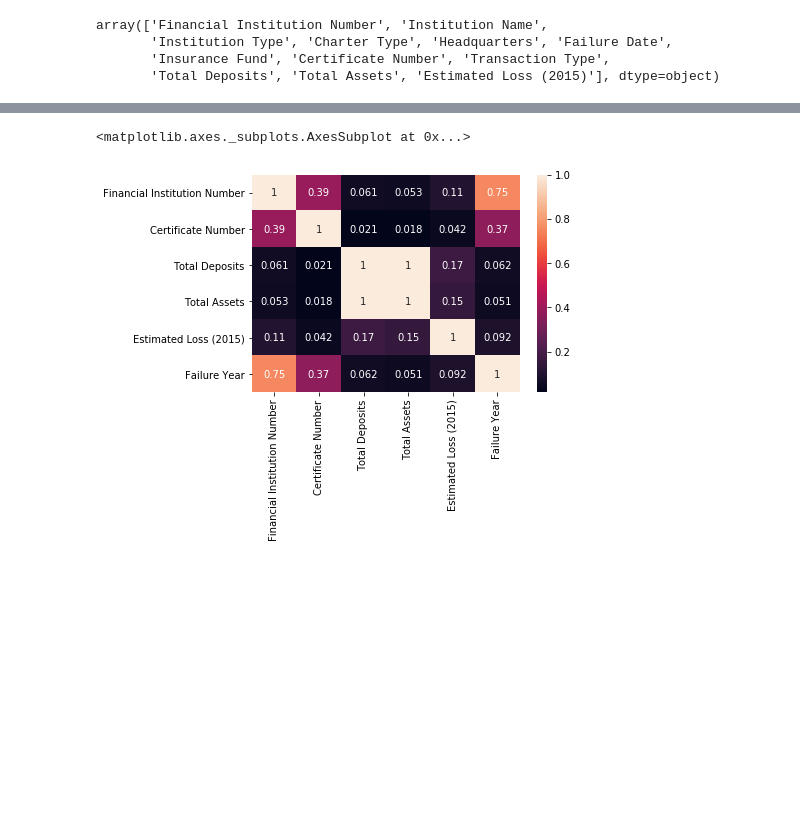
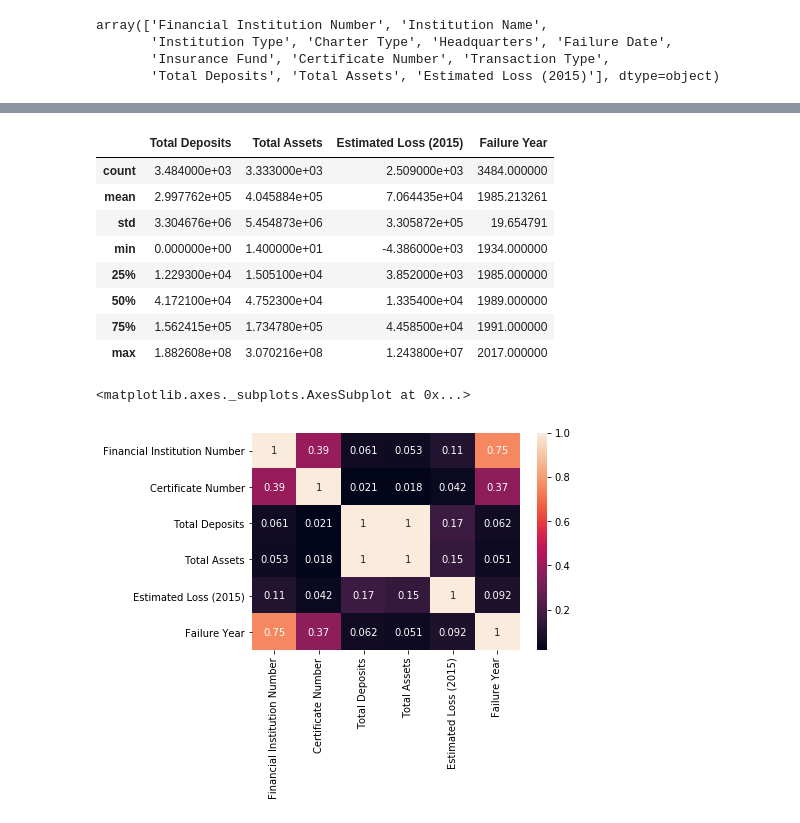
Before and after one commit to bar10009/Thinkful-Capstone-, a Jupyter notebook: Capstone Project 2018.ipynb, the cells around one changed output, grey strips where cells are left out. Saved outputs shown, nothing was run; the diff lists cells and outputs as text; code cells hidden in the pictures; blank space fills up the shorter version.

```diff
--- a/Capstone Project 2018.ipynb
+++ b/Capstone Project 2018.ipynb
@@ -91,3 +69,16 @@ dtype: int64
+# %%
+#Summary Statistics
+banks[['Total Deposits', 'Total Assets', 'Estimated Loss (2015)', 'Failure Year']].describe()
+# %% [output]
+|  | Total Deposits | Total Assets | Estimated Loss (2015) | Failure Year |
+| count | 3.484000e+03 | 3.333000e+03 | 2.509000e+03 | 3484.000000 |
+| mean | 2.997762e+05 | 4.045884e+05 | 7.064435e+04 | 1985.213261 |
+| std | 3.304676e+06 | 5.454873e+06 | 3.305872e+05 | 19.654791 |
+| min | 0.000000e+00 | 1.400000e+01 | -4.386000e+03 | 1934.000000 |
+| 25% | 1.229300e+04 | 1.505100e+04 | 3.852000e+03 | 1985.000000 |
+| 50% | 4.172100e+04 | 4.752300e+04 | 1.335400e+04 | 1989.000000 |
+| 75% | 1.562415e+05 | 1.734780e+05 | 4.458500e+04 | 1991.000000 |
+| max | 1.882608e+08 | 3.070216e+08 | 1.243800e+07 | 2017.000000 |
 # %%
 corr = banks[banks.columns].corr()
 sns.heatmap(corr, annot = True)
```
Also changed, not shown: parts of 21 cells of this notebook.
